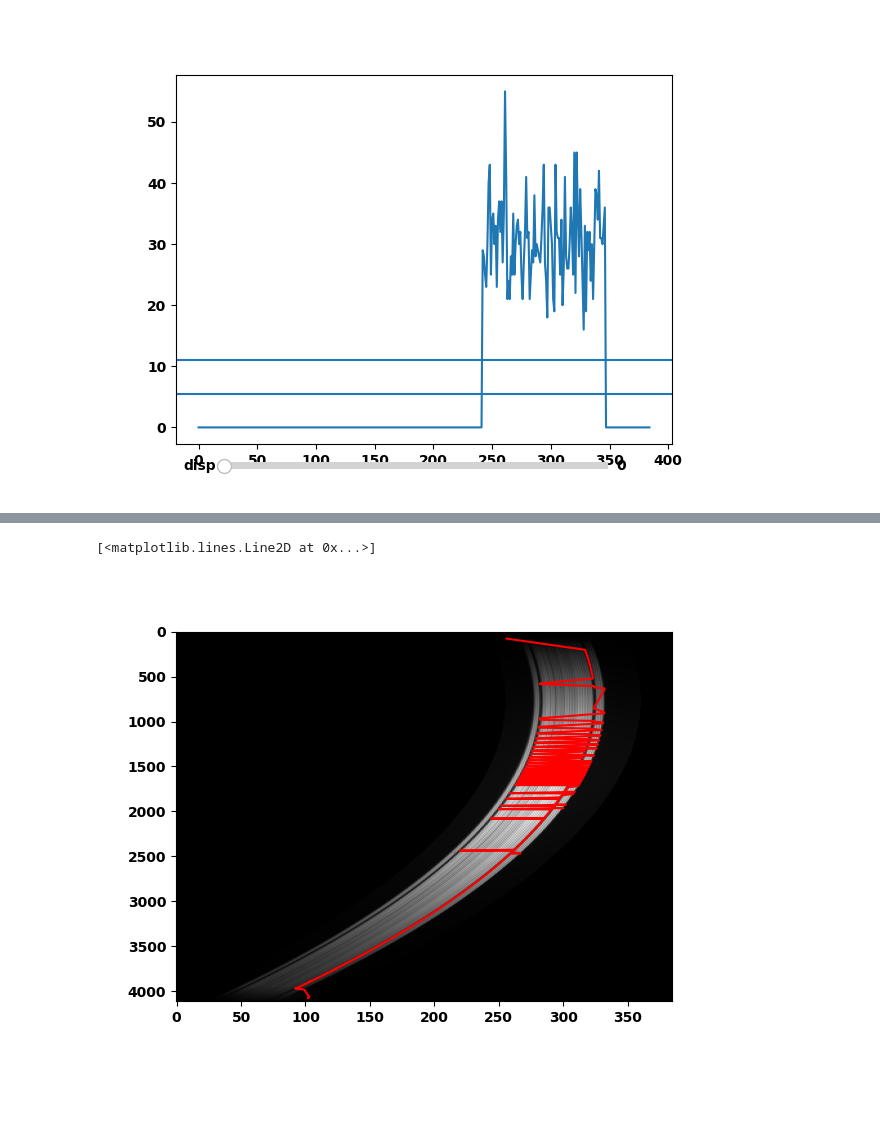
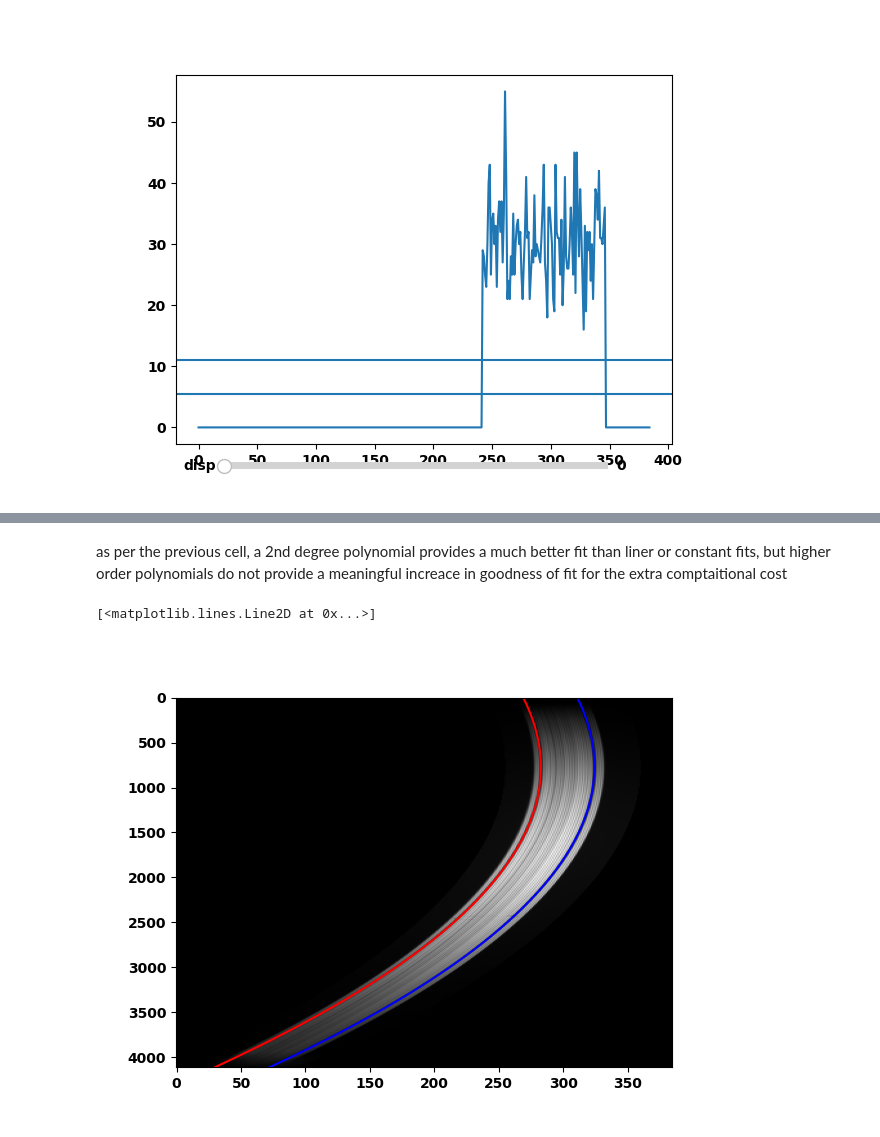
Before and after one commit to orm11/astr4004_assignment_02, a Jupyter notebook: stellar_spectrum_reduction.ipynb, the cells around one changed output, grey strips where cells are left out. Saved outputs shown, nothing was run; the diff lists cells and outputs as text; code cells hidden in the pictures; blank space fills up the shorter version.

Commit message:
fixed code to find tramlines, saved flat plot with tramlines, computed flat-subtracted moon spectra

```diff
--- a/stellar_spectrum_reduction.ipynb
+++ b/stellar_spectrum_reduction.ipynb
@@ -48,6 +48,9 @@ for i, row in enumerate(flat_data):
     tracks, = np.where((row<threshold_high) & (row>threshold_low))
     if len(tracks) != 2:
         continue
-    left_edges.append(tracks[0])
-    right_edges.append(tracks[1])
+    if abs(tracks[0]-tracks[1])<15:
+        continue
+    print(tracks[0]-tracks[1])
+    left_edges.append(min(tracks))
+    right_edges.append(max(tracks))
     idxs.append(i)
@@ -54,12 +102,14 @@ for i, row in enumerate(flat_data):
+# %% [markdown]
+as per the previous cell, a 2nd degree polynomial provides a much better fit than liner or constant fits, but higher order polynomials do not provide a meaningful increace in goodness of fit for the extra comptaitional cost
 # %%
-left_p = np.polyfit(idxs,left_edges,4)
-right_p = np.polyfit(idxs,right_edges,4)
+left_p = np.polyfit(idxs,left_edges,2)
+right_p = np.polyfit(idxs,right_edges,2)
 # %%
 fig,ax = plt.subplots()
 ax.imshow(flat_data,aspect='auto',cmap='grey')
-# idxs = range(len(flat_data[:,0]))
-#ax.plot(left_edges,idxs,c='r')
-ax.plot(right_edges,idxs,c='r')
+idxs = range(len(flat_data[:,0]))
+ax.plot(np.polyval(left_p,idxs),idxs,c='r')
+ax.plot(np.polyval(right_p,idxs),idxs,c='b')
 # %% [output]
 [<matplotlib.lines.Line2D at 0x...>]
-[figure, old version]
+[figure, new version]
```
Also changed, not shown: parts of 2 cells of this notebook.
